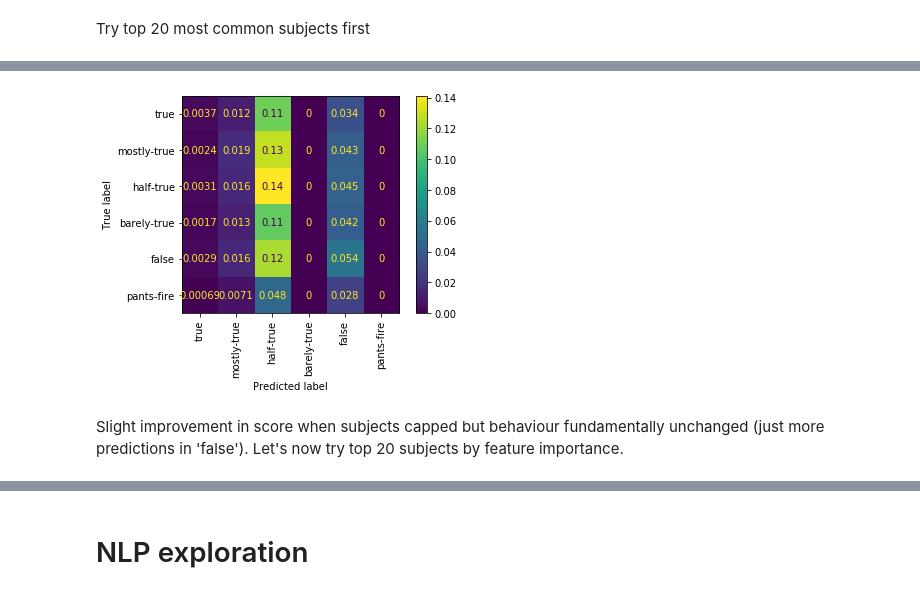
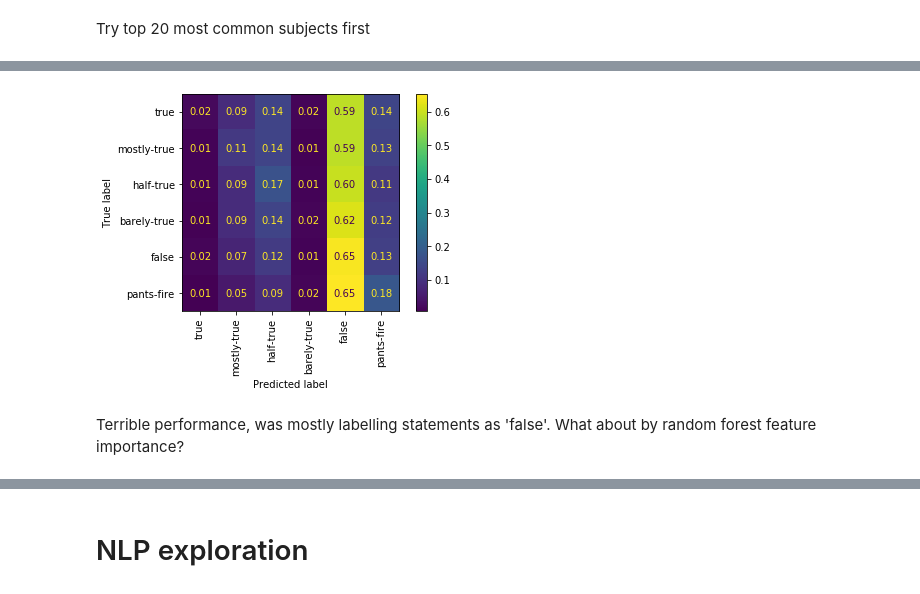
Before and after one commit to KunojiLym/metis_project_4, a Jupyter notebook: liar_eda.ipynb, the cells around one changed output, grey strips where cells are left out. Cells and saved outputs as stored; diff of their text form; code cells hidden in the pictures.

```diff
--- a/liar_eda.ipynb
+++ b/liar_eda.ipynb
@@ -253 +266,7 @@ liar_train[liar_train['speaker']=='kasim-reed']
+# %%
+for speaker in ['danny-tarkanian', 'kasim-reed', 'robert-puente']:
+    liar_train.loc[liar_train['speaker']==speaker, liar_speaker_headers] = \
+        liar_train.loc[liar_train['speaker']==speaker, liar_speaker_headers].fillna(method='bfill')
+    liar_train.loc[liar_train['speaker']==speaker, liar_speaker_headers] = \
+        liar_train.loc[liar_train['speaker']==speaker, liar_speaker_headers].fillna(method='ffill')
 # %% [markdown]
@@ -257,8 +276,9 @@ TODO: pull from main API to extract date of news?
 # %% [markdown]
 Need to convert subjects column into a list
 # %%
-liar_train['subject_list'] = liar_train['subjects'].apply(lambda s: str(s).split(','))
-liar_test['subject_list'] = liar_test['subjects'].apply(lambda s: str(s).split(','))
+liar_train['subject_list'] = liar_train['subjects'].apply(lambda s: str(s).lower().split(','))
+liar_valid['subject_list'] = liar_valid['subjects'].apply(lambda s: str(s).lower().split(','))
+liar_test['subject_list'] = liar_test['subjects'].apply(lambda s: str(s).lower().split(','))
 
 liar_train_subj_dummies = eda.createdummy_from_listentries(liar_train, 'subject_list')
 
@@ -436,10 +446,11 @@ Adding the other speaker features adds about 1.4k features
 enc = OneHotEncoder(handle_unknown='ignore', sparse=False)
 enc.fit(liar_train[['speaker', 'speaker_job', 'speaker_us_state', 'speaker_affiliation']].fillna(''))
 speaker_dummies = enc.transform(liar_train[['speaker', 'speaker_job', 'speaker_us_state', 'speaker_affiliation']].fillna(''))
+speaker_dummies_df = pd.DataFrame(data=speaker_dummies,
+                       index=liar_train.index,
+                       columns=enc.get_feature_names())
 
-train_X = pd.DataFrame(data=speaker_dummies,
-                       index=liar_train.index,
-                       columns=enc.get_feature_names()).join(liar_train_subj_dummies).fillna('')
+train_X = speaker_dummies_df.join(liar_train_subj_dummies).fillna('')
 train_y = liar_train['label']
 
 train_X, train_y
@@ -502,11 +513,14 @@ It appears that the speaker features are not predictive at all!  What about rand
 # %%
-model_rforest = RandomForestClassifier(n_jobs=-1, random_state=RANDOM)
+model_rforest = RandomForestClassifier(n_jobs=-1,
+                                       random_state=RANDOM,
+                                       class_weight=liar_train_truthval_weight)
 
 f1scorer = make_scorer(fbeta_score, beta=1, average='weighted')
 
 #create a dictionary of all values we want to test for n_neighbors
-param_grid = {  'n_estimators':         [5, 10, 20, 40, 100],
-                'max_depth':            [5, 7, 10],
+# note: trying with no max_depth resulted in overfitting
+param_grid = {  'n_estimators':         [5, 20, 40, 100, 250, 500],
+                'max_depth':            [5, 10, 20, 50, 100],
                 'min_samples_split':    [2, 3, 4]}
 
 #use gridsearch to test all values for n_neighbors
@@ -709,12 +757,13 @@ model_rforest_rscv.best_score_
 # %%
 plot_confusion_matrix(model_rforest_rscv, train_X, train_y,
                       labels=liar_label_order,
-                      normalize='all',
-                      xticks_rotation='vertical');
+                      xticks_rotation='vertical',
+                      normalize='true',
+                      values_format='.2f');
 # %% [output]
-[figure, old version]
+[figure, new version]
-# %% [markdown]
-Slight improvement in score when subjects capped but behaviour fundamentally unchanged (just more predictions in 'false'). Let's now try top 20 subjects by feature importance.
+# %% [markdown]
+Terrible performance, was mostly labelling statements as 'false'. What about by random forest feature importance?
 # %%
 top20_subjs_byimportance = list(feature_rank_df.sort_values('importance', ascending=False).head(20)['feature'])
 # %%
```
Also changed, not shown: parts of 221 cells of this notebook, 1 other file.
